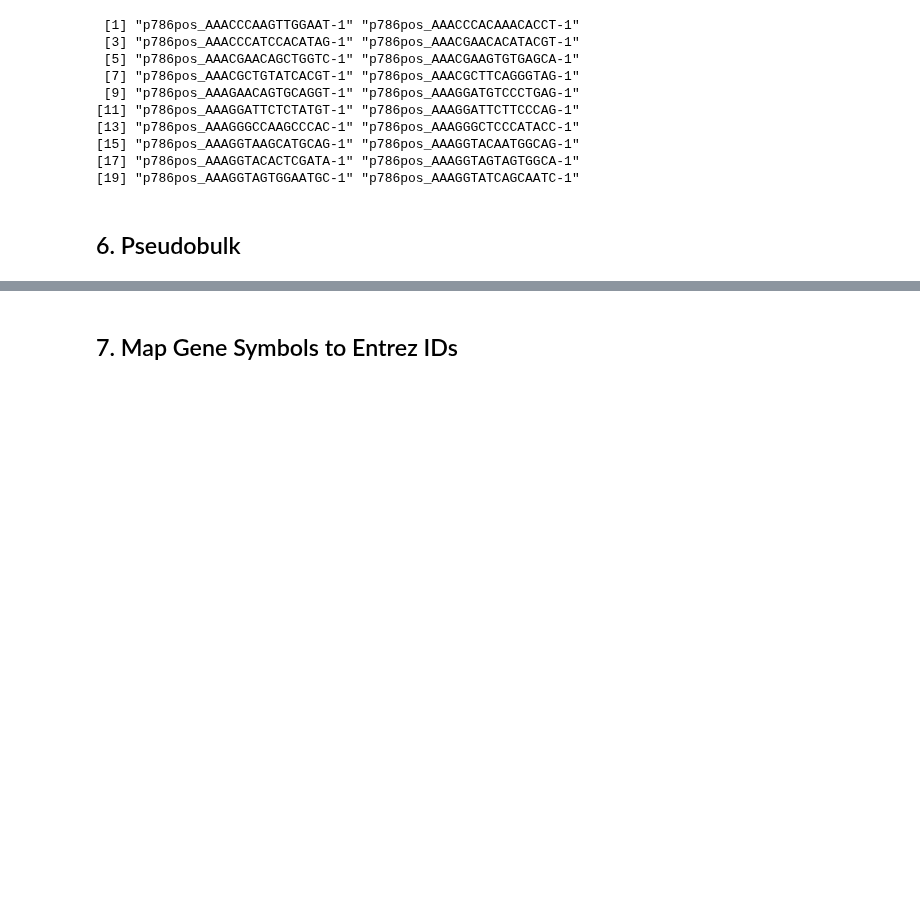
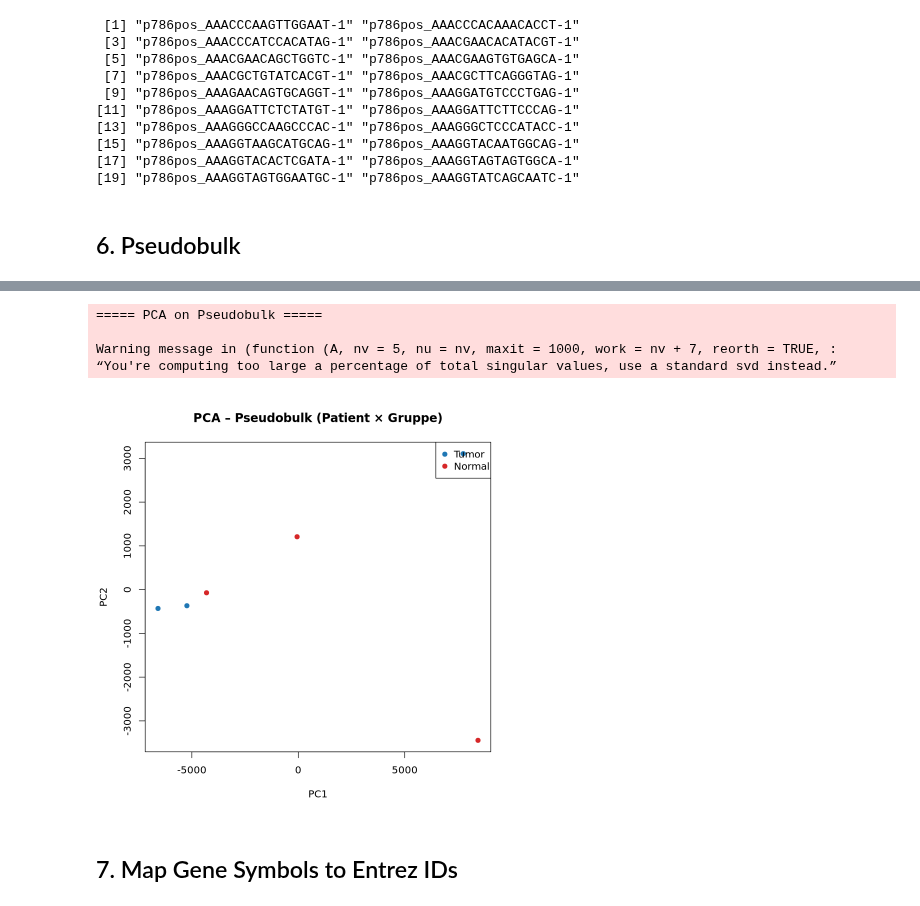
Before and after one commit to BennetDub/mein-r-projekt, a Jupyter notebook: Hipathia script.ipynb, the cells around one changed output, grey strips where cells are left out. Cells and saved outputs as stored; diff of their text form; code cells hidden in the pictures; blank space fills up the shorter version.

```diff
--- a/Hipathia script.ipynb
+++ b/Hipathia script.ipynb
@@ -569,2 +663,45 @@ Pseudobulk written for 6 sample groups.
+# %%
+message("\n===== PCA on Pseudobulk =====")
+
+# 1) Extract matrix (Gene × Samplegroups)
+pb_mat <- as.matrix(expr_pseudobulk[, setdiff(colnames(expr_pseudobulk), "Gene"), drop = FALSE])
+
+# 2) Remove genes with zero variance
+library(matrixStats)
+vars <- rowVars(pb_mat)
+pb_mat <- pb_mat[vars > 0, , drop = FALSE]
+
+# 3) PCA (irlba falls vorhanden)
+if (requireNamespace("irlba", quietly = TRUE)) {
+    pca_res <- irlba::prcomp_irlba(t(pb_mat), n = 5)
+} else {
+    pca_res <- prcomp(t(pb_mat), scale. = TRUE)
+}
+
+# 4) Farben basierend auf Gruppe (Normal/Tumor)
+groups <- design$group
+cols <- ifelse(groups == group1_name, "#1f77b4", "#d62728")  # blau/rot
+
+# 5) Plot
+plot(
+    pca_res$x[, 1], pca_res$x[, 2],
+    col = cols,
+    pch = 19,
+    xlab = "PC1",
+    ylab = "PC2",
+    main = "PCA – Pseudobulk (Patient × Gruppe)"
+)
+legend(
+    "topright",
+    legend = unique(groups),
+    col = c("#1f77b4", "#d62728"),
+    pch = 19
+)
+# %% [output]
+===== PCA on Pseudobulk =====
+
+Warning message in (function (A, nv = 5, nu = nv, maxit = 1000, work = nv + 7, reorth = TRUE, :
+“You're computing too large a percentage of total singular values, use a standard svd instead.”
+[figure, added]
 # %% [markdown]
 ## 7. Map Gene Symbols to Entrez IDs
```
Also changed, not shown: parts of 51 cells of this notebook.
